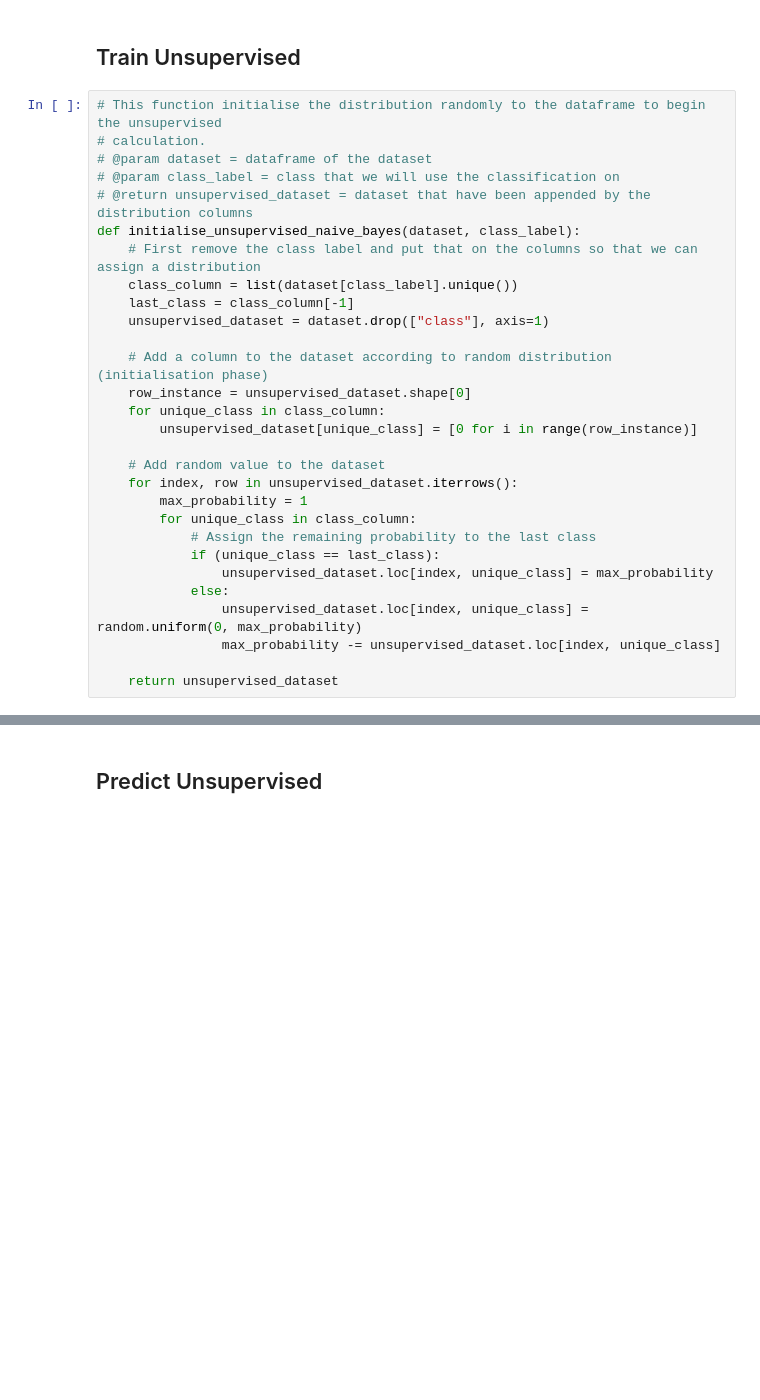
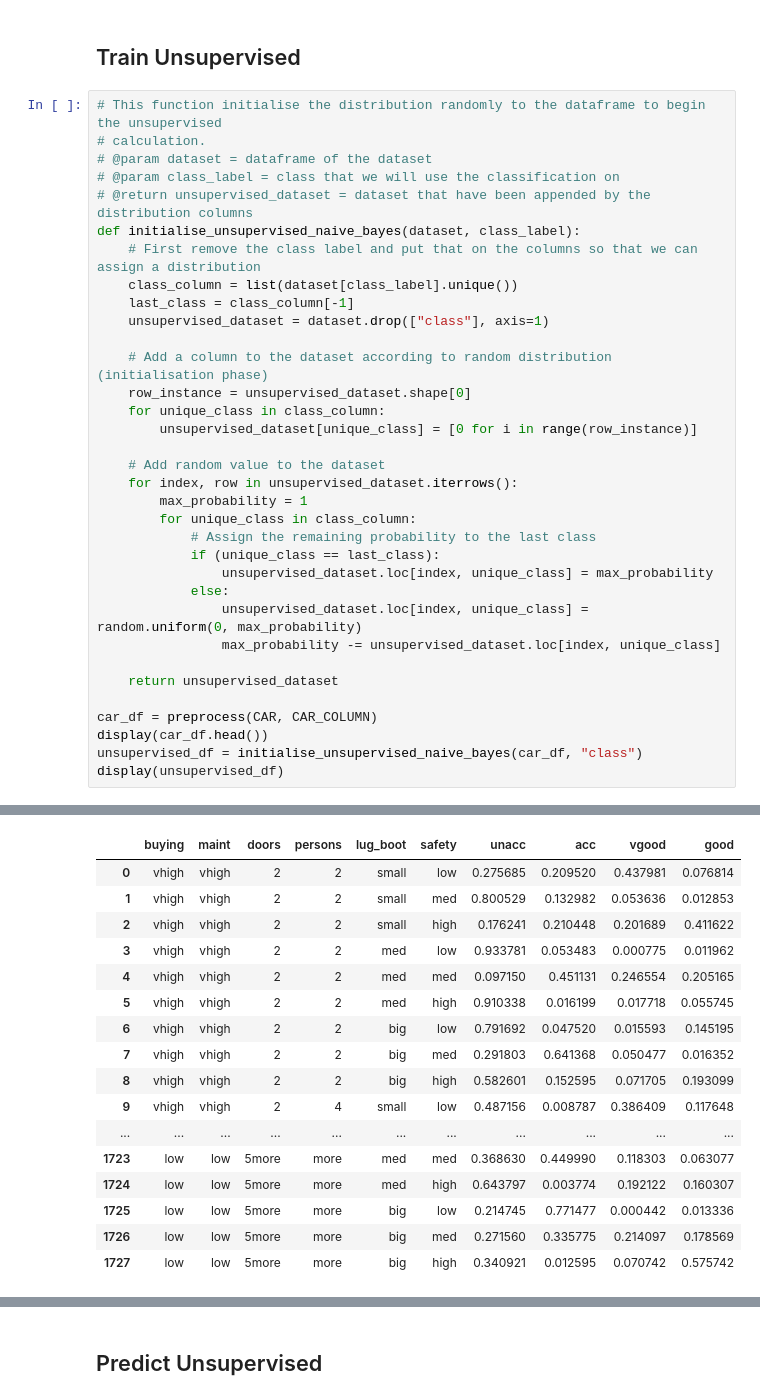
Before and after one commit to maleakhiw/Naive-Bayes-Algorithm, a Jupyter notebook: COMP30027 2018S1 - Project 1.ipynb, the cells around one changed output, grey strips where cells are left out. Saved outputs shown, nothing was run; the diff lists cells and outputs as text; blank space fills up the shorter version.

```diff
--- a/COMP30027 2018S1 - Project 1.ipynb
+++ b/COMP30027 2018S1 - Project 1.ipynb
@@ -330,3 +358,9 @@ def initialise_unsupervised_naive_bayes(dataset, class_label):
                 max_probability -= unsupervised_dataset.loc[index, unique_class]
 
     return unsupervised_dataset
+
+car_df = preprocess(CAR, CAR_COLUMN)
+display(car_df.head())
+unsupervised_df = initialise_unsupervised_naive_bayes(car_df, "class")
+display(unsupervised_df)
+# %% [output]
@@ -332,0 +373,17 @@ def initialise_unsupervised_naive_bayes(dataset, class_label):
+|  | buying | maint | doors | persons | lug_boot | safety | unacc | acc | vgood | good |
+| 0 | vhigh | vhigh | 2 | 2 | small | low | 0.275685 | 0.209520 | 0.437981 | 0.076814 |
+| 1 | vhigh | vhigh | 2 | 2 | small | med | 0.800529 | 0.132982 | 0.053636 | 0.012853 |
+| 2 | vhigh | vhigh | 2 | 2 | small | high | 0.176241 | 0.210448 | 0.201689 | 0.411622 |
+| 3 | vhigh | vhigh | 2 | 2 | med | low | 0.933781 | 0.053483 | 0.000775 | 0.011962 |
+| 4 | vhigh | vhigh | 2 | 2 | med | med | 0.097150 | 0.451131 | 0.246554 | 0.205165 |
+| 5 | vhigh | vhigh | 2 | 2 | med | high | 0.910338 | 0.016199 | 0.017718 | 0.055745 |
+| 6 | vhigh | vhigh | 2 | 2 | big | low | 0.791692 | 0.047520 | 0.015593 | 0.145195 |
+| 7 | vhigh | vhigh | 2 | 2 | big | med | 0.291803 | 0.641368 | 0.050477 | 0.016352 |
+| 8 | vhigh | vhigh | 2 | 2 | big | high | 0.582601 | 0.152595 | 0.071705 | 0.193099 |
+| 9 | vhigh | vhigh | 2 | 4 | small | low | 0.487156 | 0.008787 | 0.386409 | 0.117648 |
+| ... | ... | ... | ... | ... | ... | ... | ... | ... | ... | ... |
+| 1723 | low | low | 5more | more | med | med | 0.368630 | 0.449990 | 0.118303 | 0.063077 |
+| 1724 | low | low | 5more | more | med | high | 0.643797 | 0.003774 | 0.192122 | 0.160307 |
+| 1725 | low | low | 5more | more | big | low | 0.214745 | 0.771477 | 0.000442 | 0.013336 |
+| 1726 | low | low | 5more | more | big | med | 0.271560 | 0.335775 | 0.214097 | 0.178569 |
+| 1727 | low | low | 5more | more | big | high | 0.340921 | 0.012595 | 0.070742 | 0.575742 |
```
Also changed, not shown: parts of 9 cells of this notebook.
